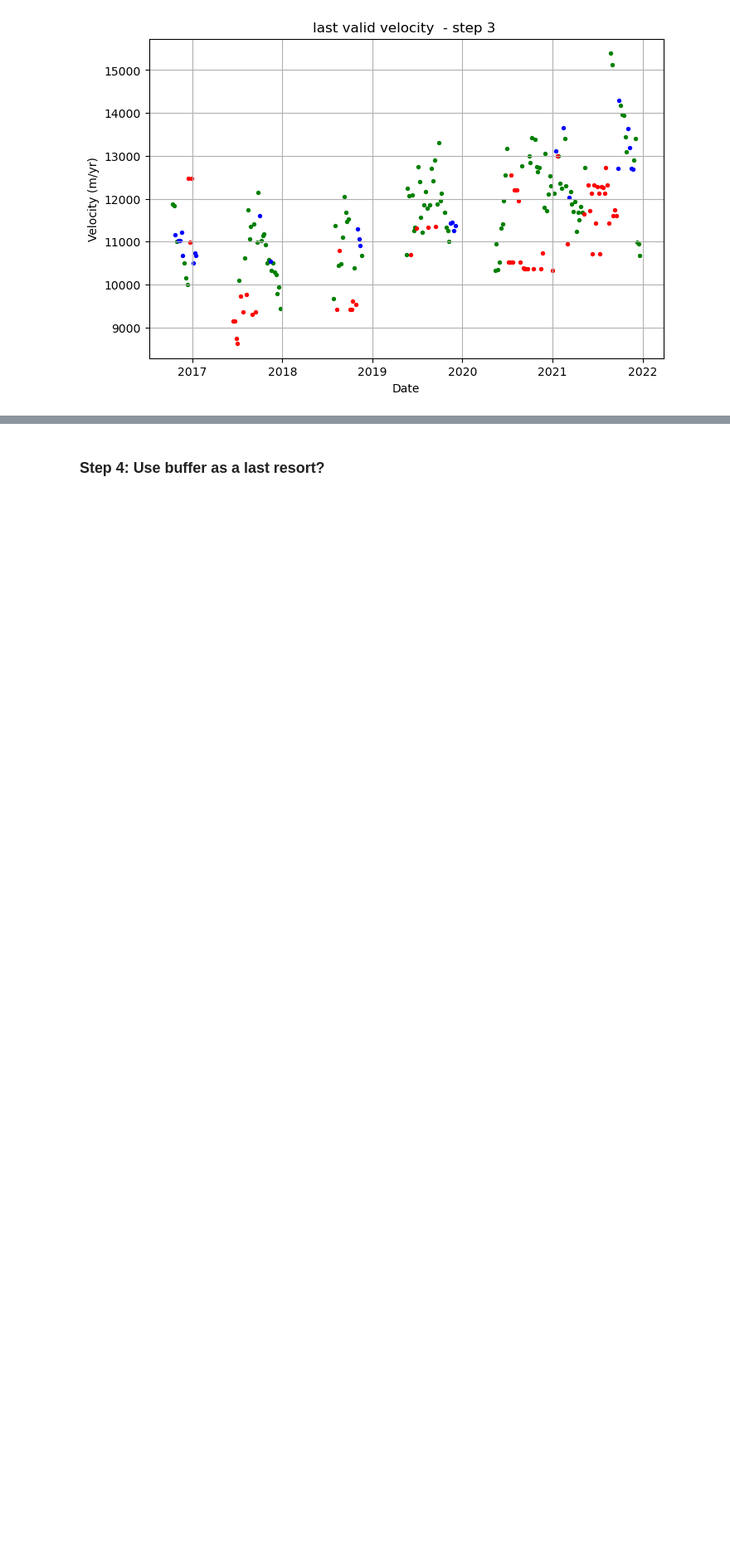
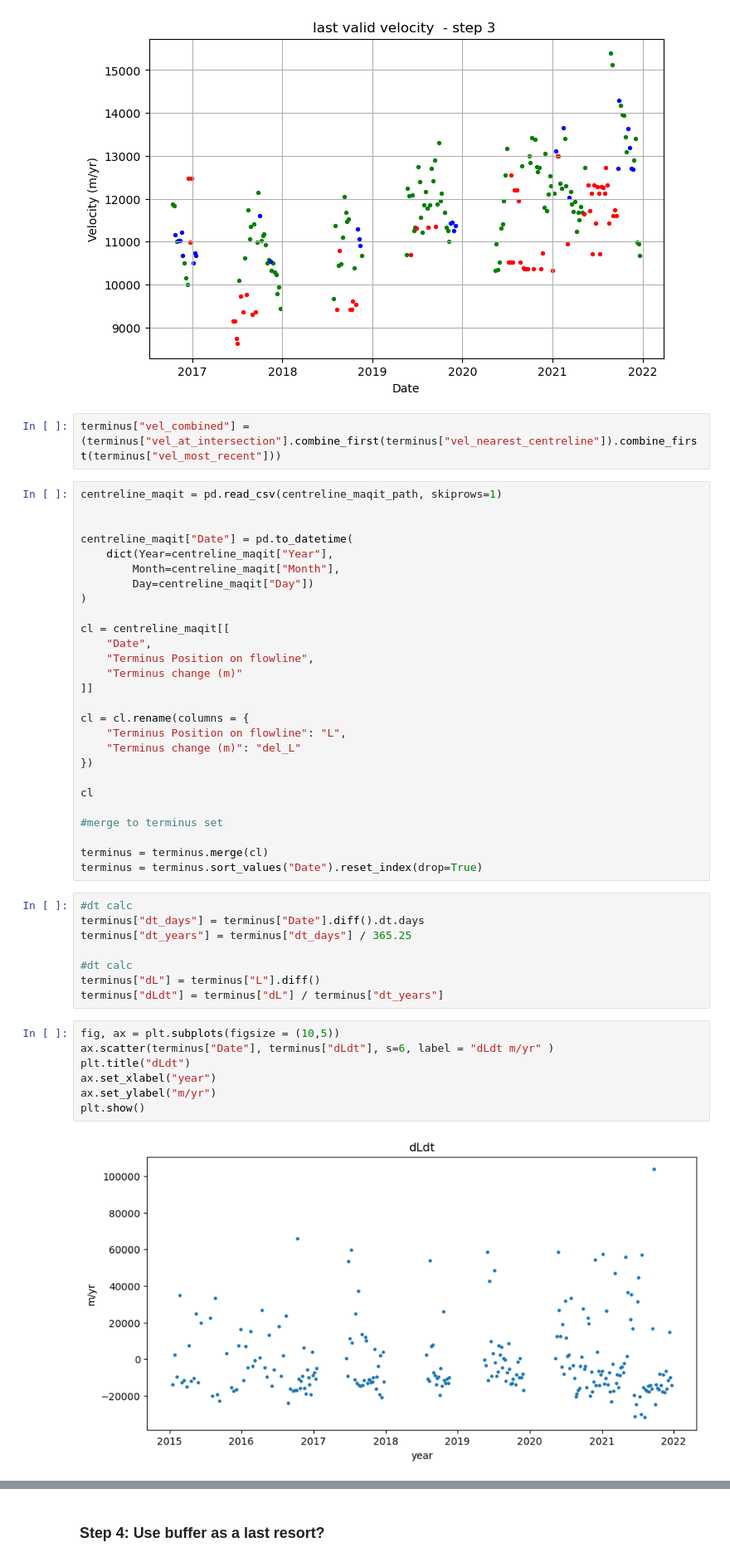
Before and after one commit to sofiasuhinin/Jakobshavn-Isbrae-CalvingStatistics, a Jupyter notebook: calvingseries.ipynb, the cells around one changed output, grey strips where cells are left out. Shown at 83% size. Drawn from its saved outputs; the diff is of its cells as text; blank space fills up the shorter version.

```diff
--- a/calvingseries.ipynb
+++ b/calvingseries.ipynb
@@ -534,3 +530,49 @@ plt.grid(True)
 plt.show()
 # %% [output]
 [figure]
+# %%
+terminus["vel_combined"] = (terminus["vel_at_intersection"].combine_first(terminus["vel_nearest_centreline"]).combine_first(terminus["vel_most_recent"]))
+# %%
+centreline_maqit = pd.read_csv(centreline_maqit_path, skiprows=1)
+
+
+centreline_maqit["Date"] = pd.to_datetime(
+    dict(Year=centreline_maqit["Year"],
+        Month=centreline_maqit["Month"],
+        Day=centreline_maqit["Day"])
+)
+
+cl = centreline_maqit[[
+    "Date",
+    "Terminus Position on flowline",
+    "Terminus change (m)"
+]]
+
+cl = cl.rename(columns = {
+    "Terminus Position on flowline": "L",
+    "Terminus change (m)": "del_L"
+})
+
+cl
+
+#merge to terminus set
+
+terminus = terminus.merge(cl)
+terminus = terminus.sort_values("Date").reset_index(drop=True)
+# %%
+#dt calc
+terminus["dt_days"] = terminus["Date"].diff().dt.days
+terminus["dt_years"] = terminus["dt_days"] / 365.25
+
+#dt calc
+terminus["dL"] = terminus["L"].diff()
+terminus["dLdt"] = terminus["dL"] / terminus["dt_years"]
+# %%
+fig, ax = plt.subplots(figsize = (10,5))
+ax.scatter(terminus["Date"], terminus["dLdt"], s=6, label = "dLdt m/yr" )
+plt.title("dLdt")
+ax.set_xlabel("year")
+ax.set_ylabel("m/yr")
+plt.show()
+# %% [output]
+[figure, added]
```
Also changed, not shown: parts of 9 cells of this notebook.
